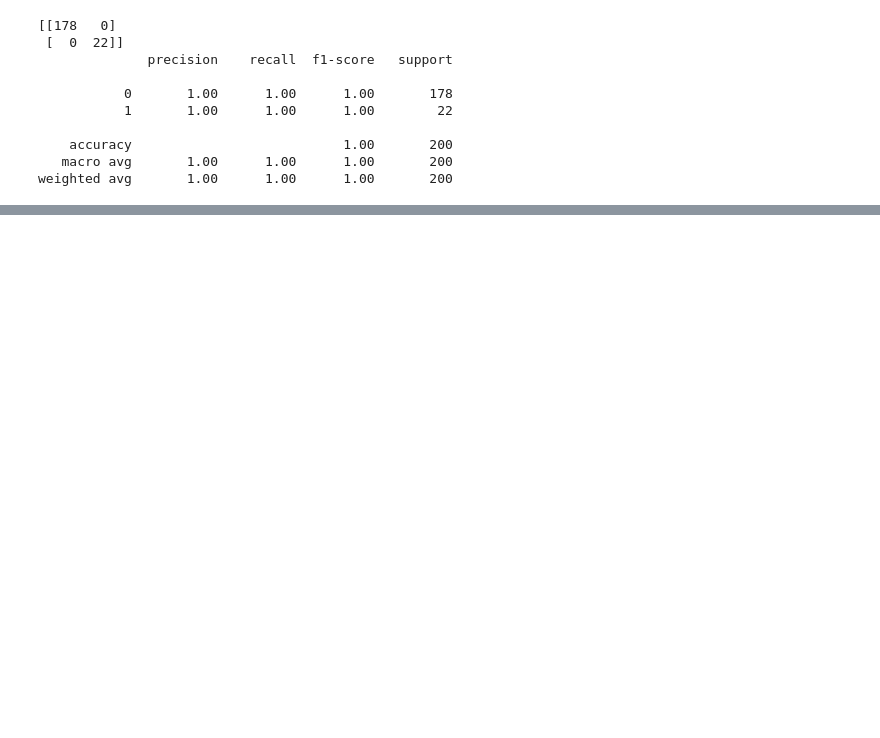
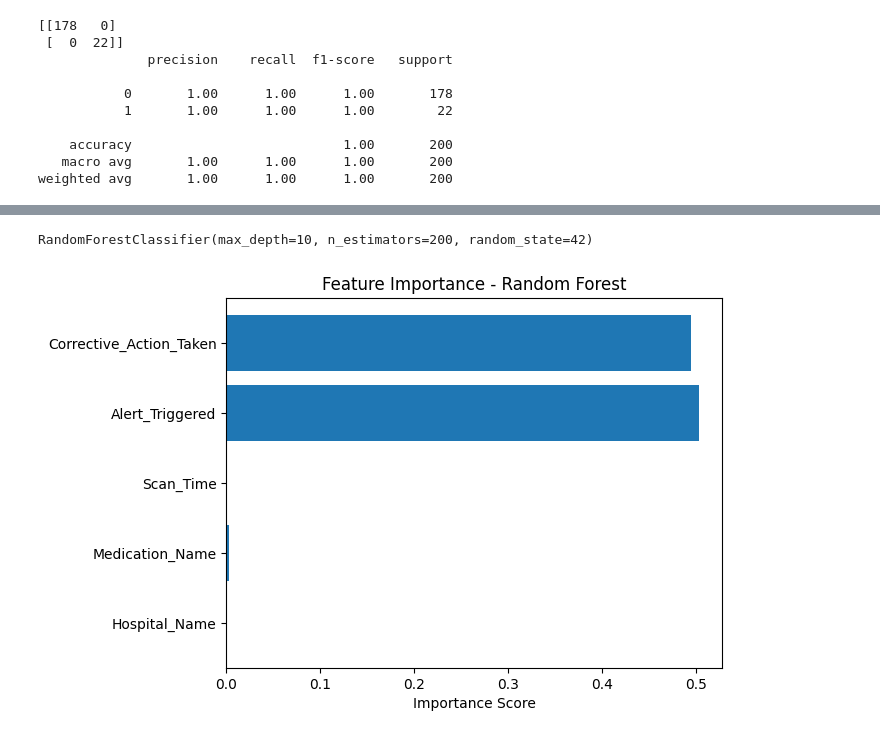
Before and after one commit to millicentwanyeki/panacea-ai-barcode, a Jupyter notebook: Panacea_Pilot__Data.ipynb, the cells around one changed output, grey strips where cells are left out. Cells and saved outputs as stored; diff of their text form; code cells hidden in the pictures; blank space fills up the shorter version.

```diff
--- a/Panacea_Pilot__Data.ipynb
+++ b/Panacea_Pilot__Data.ipynb
@@ -45,0 +217,12 @@ weighted avg       1.00      1.00      1.00       200
+# %%
+from sklearn.tree import DecisionTreeClassifier
+
+# Train a single decision tree
+tree_model = DecisionTreeClassifier(max_depth=5, random_state=42)
+tree_model.fit(X_train, y_train)
+
+# Predict and evaluate
+y_pred_tree = tree_model.predict(X_test)
+
+print("Confusion Matrix:\n", confusion_matrix(y_test, y_pred_tree))
+print("\nClassification Report:\n", classification_report(y_test, y_pred_tree, target_names=le.classes_))
@@ -45,0 +243,23 @@ weighted avg       1.00      1.00      1.00       200
+# %%
+model = RandomForestClassifier(
+    n_estimators=200,
+    max_depth=10,
+    min_samples_split=2,
+    random_state=42
+)
+
+model.fit(X_train, y_train)
+# %% [output]
+RandomForestClassifier(max_depth=10, n_estimators=200, random_state=42)
+# %%
+import matplotlib.pyplot as plt
+
+importances = model.feature_importances_
+feature_names = X.columns
+
+plt.barh(feature_names, importances)
+plt.xlabel("Importance Score")
+plt.title("Feature Importance - Random Forest")
+plt.show()
+# %% [output]
+[figure, added]
```
Also changed, not shown: parts of 20 cells of this notebook.
